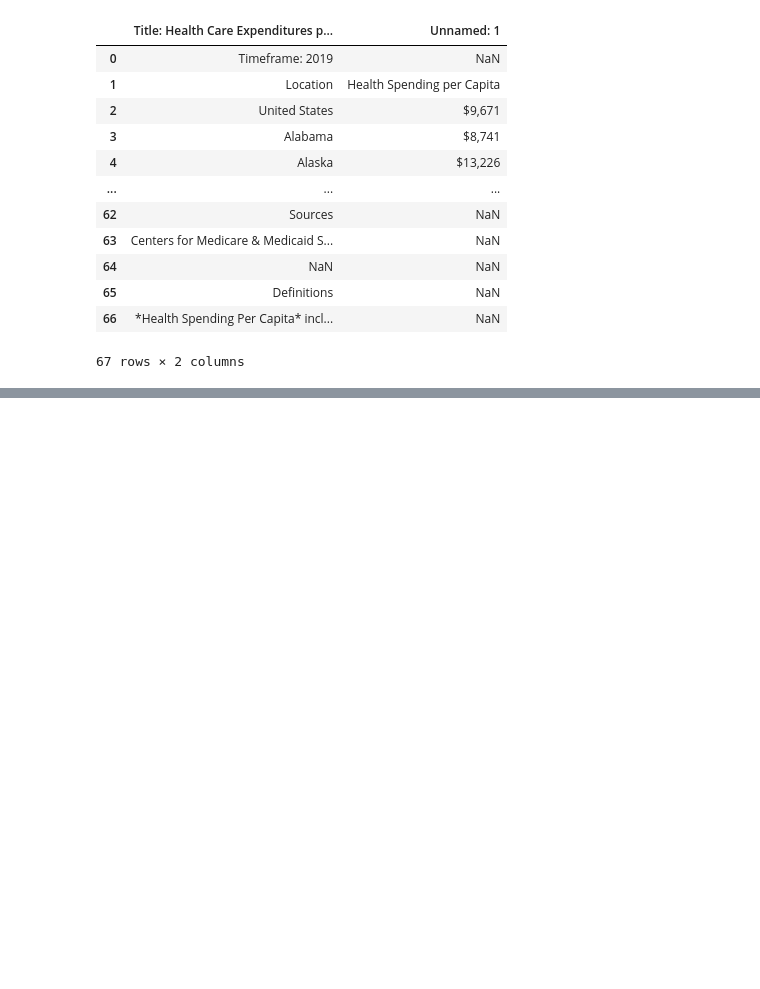
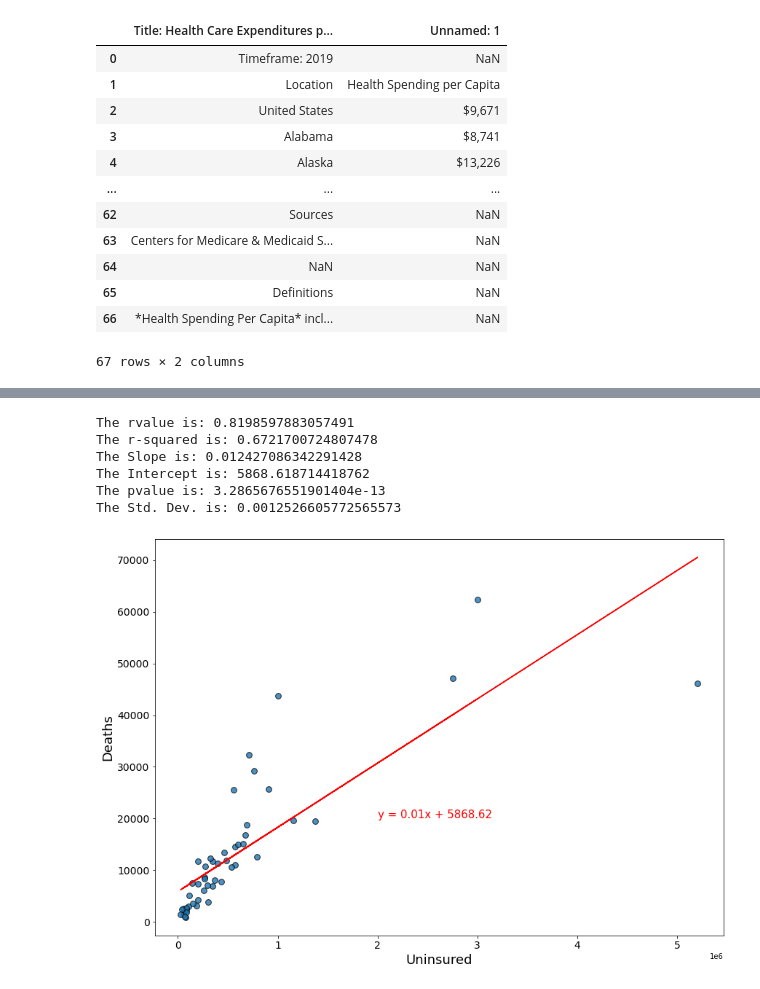
Before and after one commit to alejfxguti/Heart_Disease_Mortality_by_State, a Jupyter notebook: Hany not used datasets/project_1_group3.ipynb, the cells around one changed output, grey strips where cells are left out. Saved outputs shown, nothing was run; the diff lists cells and outputs as text; code cells hidden in the pictures; blank space fills up the shorter version.

```diff
--- a/Hany not used datasets/project_1_group3.ipynb
+++ b/Hany not used datasets/project_1_group3.ipynb
@@ -288,0 +531,40 @@ state_heart_decease_df
+# %%
+# Define a function to create Linear Regression plots
+def lnr_fn(x_values, y_values,x_ann,y_ann):
+    plt.figure(figsize=(14,10))
+    plt.scatter(x_values,y_values,edgecolor="black",alpha=0.80,s=60)
+    plt.xlabel(xlabel,size=18)
+    plt.ylabel(ylabel,size=18)
+    plt.tick_params(axis='both', which='major', labelsize=14)
+
+    (slope, intercept, rvalue, pvalue, stderr) = linregress(x_values, y_values)
+    regress_values = x_values * slope + intercept
+    line_eq = f"y = {round(slope,2)}x + {round(intercept,2)}"
+    plt.annotate(line_eq,(x_ann,y_ann),fontsize=15,color="red")
+
+    plt.plot(x_values,regress_values,"r-")
+
+    print(f"The rvalue is: {rvalue}")
+    print(f"The r-squared is: {rvalue**2}")
+    print(f"The Slope is: {slope}\n"
+          f"The Intercept is: {intercept}\n"
+          f"The pvalue is: {pvalue}\n"
+          f"The Std. Dev. is: {stderr}"
+         )
+
+    plt.show()
+# %%
+# Linear regression on Uninsured vs Disease Mortaility count
+x_values= state_heart_decease_df["Uninsured"]
+y_values= state_heart_decease_df["Deaths"]
+xlabel='Uninsured'
+ylabel='Deaths'
+lnr_fn(x_values, y_values,2000000,20000)
+# %% [output]
+The rvalue is: 0.8198597883057491
+The r-squared is: 0.6721700724807478
+The Slope is: 0.012427086342291428
+The Intercept is: 5868.618714418762
+The pvalue is: 3.2865676551901404e-13
+The Std. Dev. is: 0.0012526605772565573
+[figure, added]
```
Also changed, not shown: parts of 12 cells of this notebook, 19 other files.
